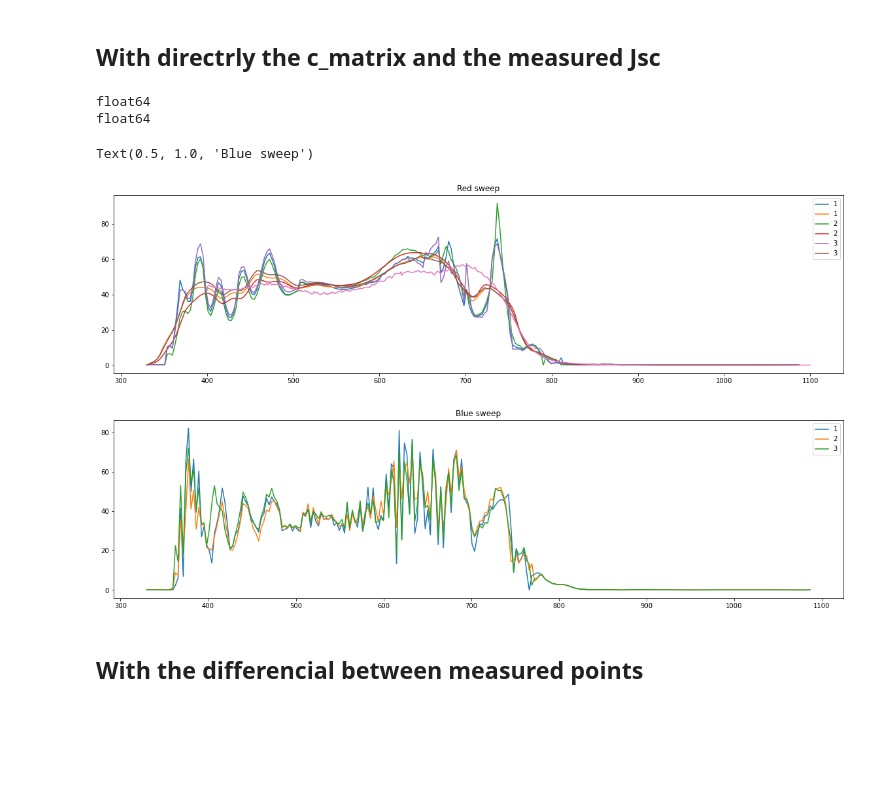
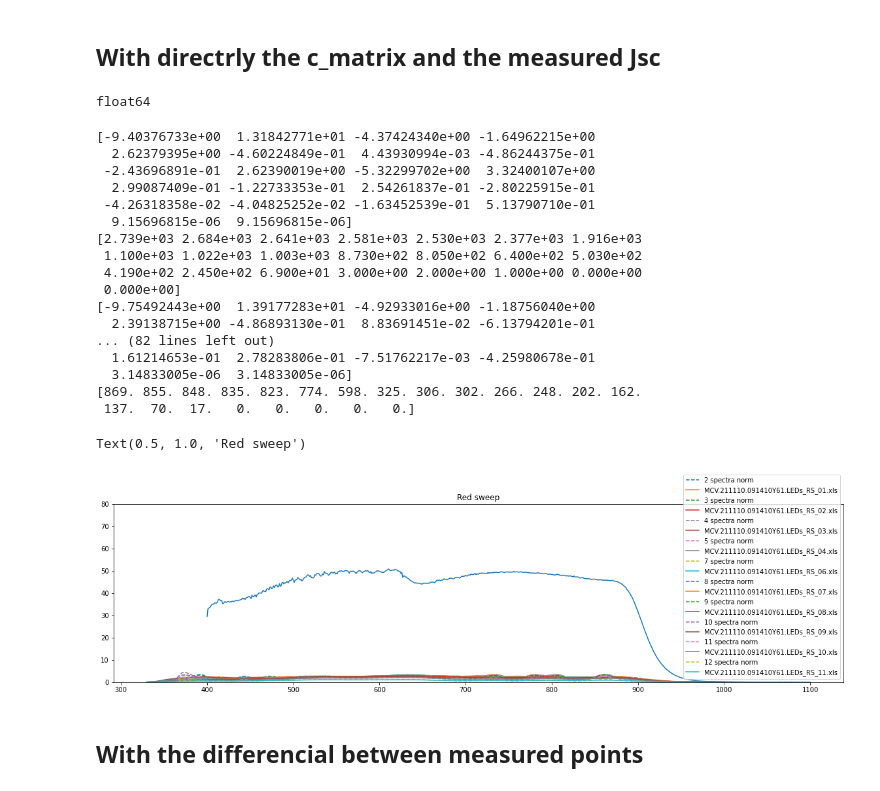
Before and after one commit to mcasademont9/SOLS-EQE, a Jupyter notebook: Numeric method - LEDs simulator/LEDs_simulator_EQE.ipynb, the cells around one changed output. Drawn from its saved outputs; the diff is of its cells as text; code cells hidden in the pictures; blank space fills up the shorter version.

```diff
--- a/Numeric method - LEDs simulator/LEDs_simulator_EQE.ipynb
+++ b/Numeric method - LEDs simulator/LEDs_simulator_EQE.ipynb
@@ -154,7 +178,7 @@ fig.legend()
 # %% [markdown]
 ## Load real EQE
 # %%
-eqe_filename = 'MCV.211013.0914Th7BM1.L.07.txt'
+eqe_filename = 'MCV.211008.091410Y61.L.02.txt'
 eqe_filepath = excel_folder = os.path.join(os.getcwd(), device_folder, 'EQEs', eqe_filename)
 real_EQE = np.loadtxt(eqe_filepath, skiprows=1)
 real_EQE_fit = interpolate.interp1d(real_EQE[:,0], real_EQE[:,1])
@@ -182,7 +207,11 @@ for i in range(len(c_matrix_BS[:,0])):
+# %%
+#smooth the c_matrix
+for i in range(len(c_matrix_RS[:,0])):
+    c_matrix_RS[i,:] = smooth(c_matrix_RS[i,:],2)
 # %%
 fig, ax = plt.subplots(figsize=(20,4))
 fig, ax2 = plt.subplots(figsize =(20,4))
 for i in range(len(c_matrix_RS[:,0])):
     ax.plot(c_matrix_wl, c_matrix_RS[i,:])
-    ax2.plot(c_matrix_wl, c_matrix_BS[i,:])
+    #ax2.plot(c_matrix_wl, c_matrix_BS[i,:])
 # %% [output]
@@ -199,44 +228,71 @@ measure_Jsc_BS = np.array(excel_BS[1,2,:], dtype = float)
 ## With directrly the c_matrix and the measured Jsc
 # %%
 
-print(measure_Jsc_BS.dtype)
+#print(measure_Jsc_BS.dtype)
 print(c_matrix_RS.dtype)
 # %% [output]
 float64
-float64
+# %%
+#spectras_BS_total = np.zeros(c_matrix_BS.shape)
+spectras_RS_total = np.zeros(c_matrix_RS.shape)
+
+for i in range(len(spectras_RS_total[:,0])):
+    #spectras_BS_total = spectras_BS[:,1,-1]
+    spectras_RS_total = spectras_RS[:,1,0]
 # %%
 #solve with the red sweep
 fig, ax = plt.subplots(figsize = (20,5))
 #fig, ax2 = plt.subplots(figsize = (20,5))
 
-for i in range(3):
-    measure_Jsc_RS = np.array(excel_RS[i+1,2,:], dtype=float)
+for i in range(12):
+    measure_Jsc_RS = np.array(excel_RS[i,2,:], dtype=float)
+    a_fact = 100
     #measure_Jsc_RS = interpolate.UnivariateSpline(np.arange(len(excel_RS[i+1,2,:])),excel_RS[i+1,2,:], s=0.5)(np.arange(len(excel_RS[i+1,2,:])))
-    if i == 10:
-        ax2.plot(np.arange(len(excel_RS[i+1,2,:])),measure_Jsc_RS)
-        ax2.plot(np.arange(len(excel_RS[i+1,2,:])),measure_Jsc_RS_fit(np.arange(len(excel_RS[i+1,2,:]))))
-    EQE_linearsol = optimize.lsq_linear(c_matrix_RS, -3.5*measure_Jsc_RS, bounds=(0,100), lsq_solver='lsmr', tol=0.001, method='trf', max_iter=2000000)
-    ax.plot(c_matrix_wl, EQE_linearsol.x, label = str(i+1))
-    ax.plot(c_matrix_wl, smooth(EQE_linearsol.x,15), label = str(i+1))
+    EQE_linearsol = optimize.lsq_linear(c_matrix_RS, -a_fact*measure_Jsc_RS, bounds=(-50,200), lsq_solver='lsmr', tol=0.001, method='trf', max_iter=2000000)
+    #EQE_linearsol, _ = optimize.nnls(c_matrix_RS, -10*measure_Jsc_RS)
+    if i != 5 and i != 0:
+        print(EQE_linearsol.fun)
+        print(-a_fact*measure_Jsc_RS)
+        ax.plot(c_matrix_wl, EQE_linearsol.x, label = str(i+1)+' spectra norm', linestyle='dashed')
+        ax.plot(c_matrix_wl, smooth(EQE_linearsol.x,20), label = str(excel_names[i]))
 ax.plot(real_EQE[:,0], real_EQE[:,1])
 
-
+plt.ylim(0,80)
 plt.legend()
 plt.title('Red sweep')
 
-#solve with the Blue sweep
-fig, ax = plt.subplots(figsize = (20,5))
-for i in range(3):
-    measure_Jsc_BS = np.array(excel_BS[i+1,2,:], dtype=float)
-    EQE_linearsol = optimize.lsq_linear(c_matrix_BS, -5*measure_Jsc_BS, bounds=(0,100), lsq_solver='lsmr', tol=0.01, method='trf', max_iter=2000000)
-    ax.plot(c_matrix_wl, EQE_linearsol.x, label = str(i+1))
+# #solve with the Blue sweep
+# fig, ax = plt.subplots(figsize = (20,5))
+# for i in range(3):
+#     measure_Jsc_BS = np.array(excel_BS[i+1,2,:], dtype=float)
+#     EQE_linearsol = optimize.lsq_linear(c_matrix_BS, -100*measure_Jsc_BS, bounds=(-100,200), lsq_solver='lsmr', tol=0.001, method='trf', max_iter=2000000)
+#     print(EQE_linearsol.fun)
+#     print(-100*measure_Jsc_RS)
+#     ax.plot(c_matrix_wl, EQE_linearsol.x, label = str(i+1))
+# ax.plot(real_EQE[:,0],1*real_EQE[:,1])
 
-plt.legend()
-plt.title('Blue sweep')
+# plt.legend()
+# plt.title('Blue sweep')
 # %% [output]
-Text(0.5, 1.0, 'Blue sweep')
+[-9.40376733e+00  1.31842771e+01 -4.37424340e+00 -1.64962215e+00
+  2.62379395e+00 -4.60224849e-01  4.43930994e-03 -4.86244375e-01
+ -2.43696891e-01  2.62390019e+00 -5.32299702e+00  3.32400107e+00
+  2.99087409e-01 -1.22733353e-01  2.54261837e-01 -2.80225915e-01
+ -4.26318358e-02 -4.04825252e-02 -1.63452539e-01  5.13790710e-01
+  9.15696815e-06  9.15696815e-06]
+[2.739e+03 2.684e+03 2.641e+03 2.581e+03 2.530e+03 2.377e+03 1.916e+03
+ 1.100e+03 1.022e+03 1.003e+03 8.730e+02 8.050e+02 6.400e+02 5.030e+02
+ 4.190e+02 2.450e+02 6.900e+01 3.000e+00 2.000e+00 1.000e+00 0.000e+00
+ 0.000e+00]
+[-9.75492443e+00  1.39177283e+01 -4.92933016e+00 -1.18756040e+00
+  2.39138715e+00 -4.86893130e-01  8.83691451e-02 -6.13794201e-01
+... (82 lines left out)
+  1.61214653e-01  2.78283806e-01 -7.51762217e-03 -4.25980678e-01
+  3.14833005e-06  3.14833005e-06]
+[869. 855. 848. 835. 823. 774. 598. 325. 306. 302. 266. 248. 202. 162.
+ 137.  70.  17.   0.   0.   0.   0.   0.]
+Text(0.5, 1.0, 'Red sweep')
-[figure, old version]
+[figure, new version]
-[figure, removed]
 # %% [markdown]
 ## With the differencial between measured points
 # %%
```
Also changed, not shown: parts of 10 cells of this notebook, 58 other files.
